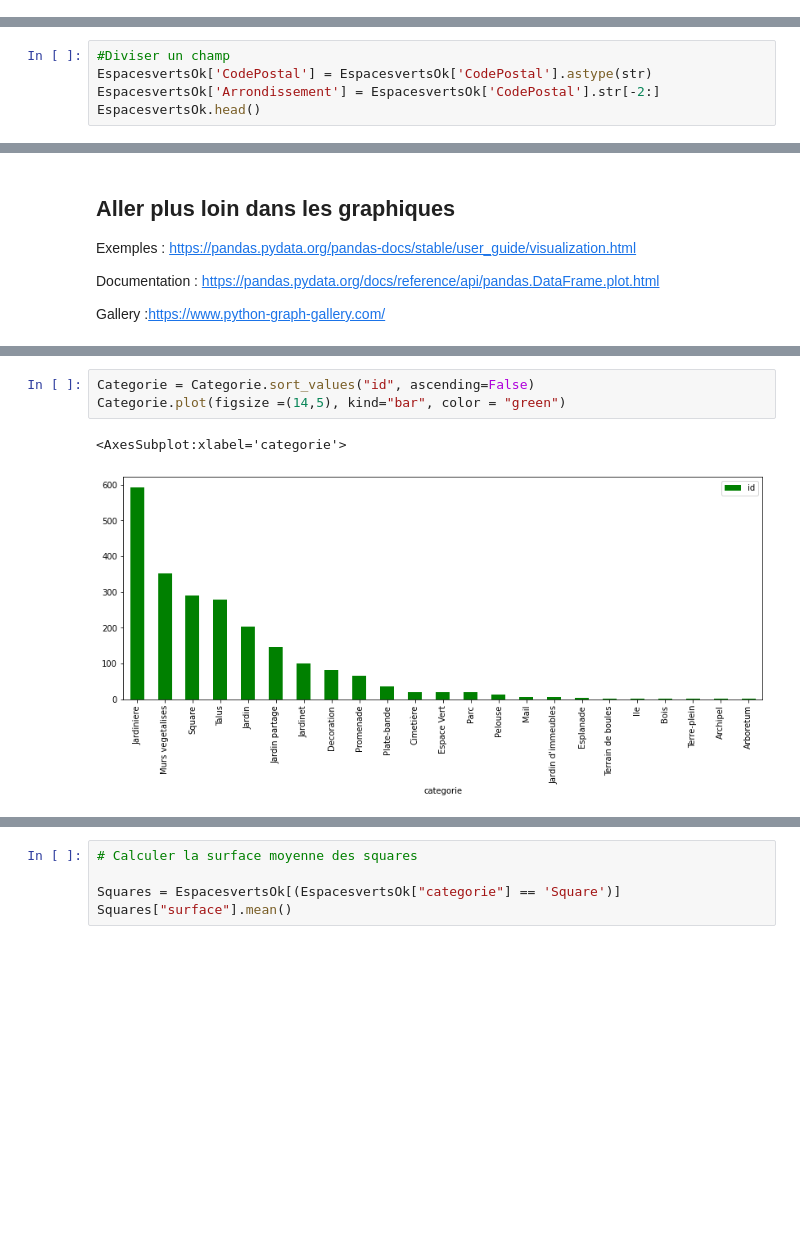
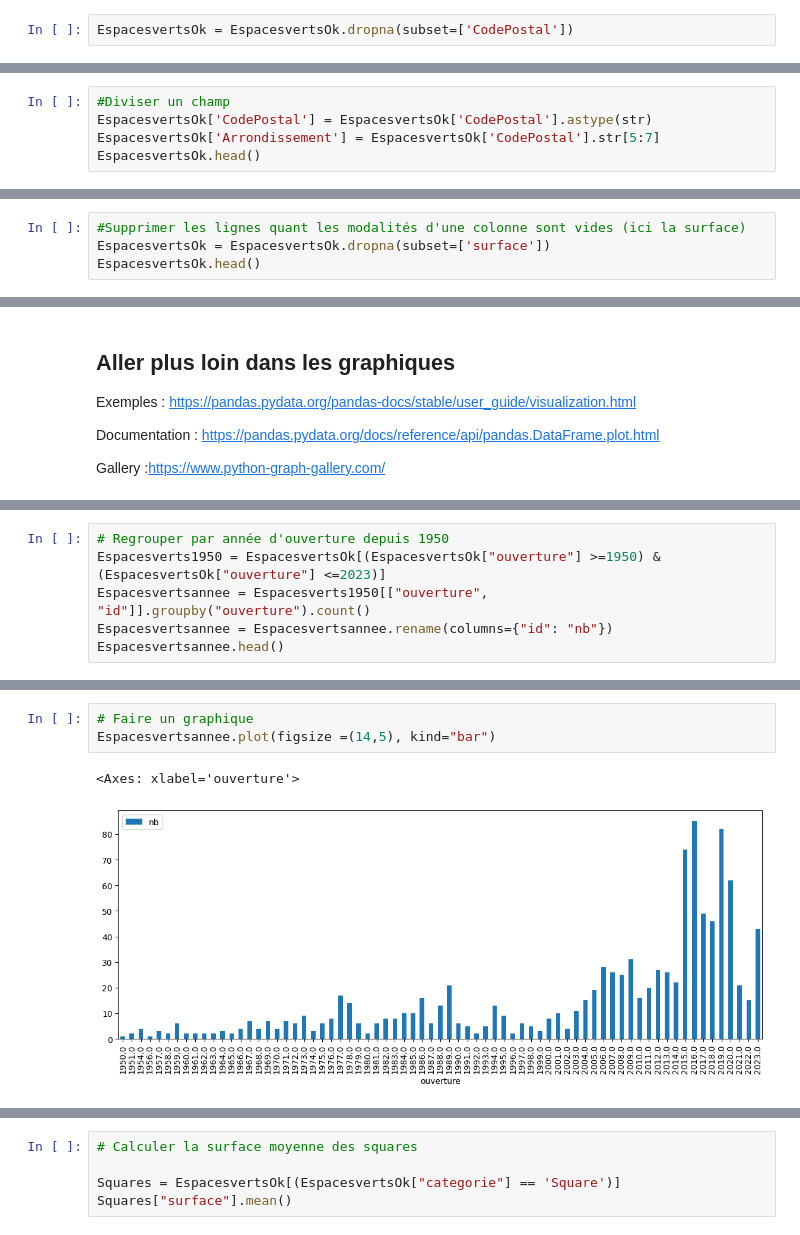
Before and after one commit to mastersigat/GeoPandas, a Jupyter notebook: Séance_1_(intro_Pandas).ipynb, the cells around one changed output, grey strips where cells are left out. Cells and saved outputs as stored; diff of their text form; blank space fills up the shorter version.

```diff
--- a/Séance_1_(intro_Pandas).ipynb
+++ b/Séance_1_(intro_Pandas).ipynb
@@ -154,3 +149,5 @@ dtype: object
+# %%
+EspacesvertsOk = EspacesvertsOk.dropna(subset=['CodePostal'])
 # %%
 # Concaténer des champs
 EspacesvertsOk["concat"] = EspacesvertsOk["categorie"] + " - " + EspacesvertsOk["nom"]
@@ -170,7 +162,7 @@ See the caveats in the documentation: https://pandas.pydata.org/pandas-docs/stab
 # %%
 #Diviser un champ
 EspacesvertsOk['CodePostal'] = EspacesvertsOk['CodePostal'].astype(str)
-EspacesvertsOk['Arrondissement'] = EspacesvertsOk['CodePostal'].str[-2:]
+EspacesvertsOk['Arrondissement'] = EspacesvertsOk['CodePostal'].str[5:7]
 EspacesvertsOk.head()
 # %% [output]
 A value is trying to be set on a copy of a slice from a DataFrame.
@@ -191,0 +184,4 @@ See the caveats in the documentation: https://pandas.pydata.org/pandas-docs/stab
+# %%
+#Supprimer les lignes quant les modalités d'une colonne sont vides (ici la surface)
+EspacesvertsOk = EspacesvertsOk.dropna(subset=['surface'])
+EspacesvertsOk.head()
@@ -270,0 +313,6 @@ Gallery :https://www.python-graph-gallery.com/
+# %%
+# Regrouper par année d'ouverture depuis 1950
+Espacesverts1950 = EspacesvertsOk[(EspacesvertsOk["ouverture"] >=1950) & (EspacesvertsOk["ouverture"] <=2023)]
+Espacesvertsannee = Espacesverts1950[["ouverture", "id"]].groupby("ouverture").count()
+Espacesvertsannee = Espacesvertsannee.rename(columns={"id": "nb"})
+Espacesvertsannee.head()
@@ -271,6 +327,6 @@ Gallery :https://www.python-graph-gallery.com/
 # %%
-Categorie = Categorie.sort_values("id", ascending=False)
-Categorie.plot(figsize =(14,5), kind="bar", color = "green")
+# Faire un graphique
+Espacesvertsannee.plot(figsize =(14,5), kind="bar")
 # %% [output]
-<AxesSubplot:xlabel='categorie'>
+<Axes: xlabel='ouverture'>
-[figure, old version]
+[figure, new version]
```
Also changed, not shown: parts of 43 cells of this notebook.
